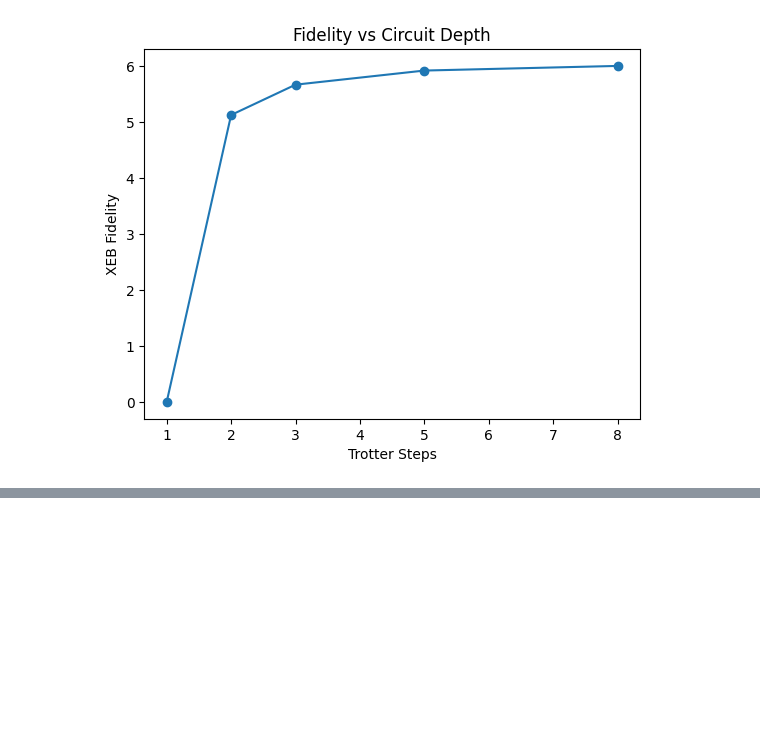
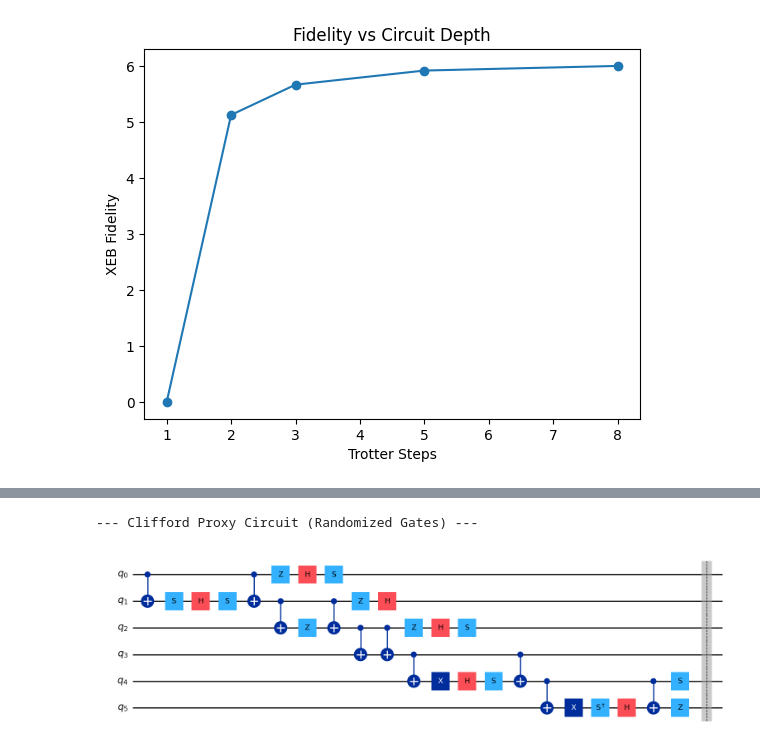
Before and after one commit to mukedon/python_and_projects, a Jupyter notebook: 1_test.ipynb, the cells around one changed output, grey strips where cells are left out. Saved outputs shown, nothing was run; the diff lists cells and outputs as text; code cells hidden in the pictures; blank space fills up the shorter version.

```diff
--- a/1_test.ipynb
+++ b/1_test.ipynb
@@ -446,3 +491,36 @@ def build_trotter_ising(n_qubits, J, h, total_time, trotter_steps):
+# %%
+def cliffordize_circuit(qc):
+    # Create a new circuit with the same registers
+    proxy = QuantumCircuit(*qc.qregs)
+
+    for instr in qc.data:
+        op = instr.operation
+        qubits = instr.qubits
+
+        # 1. PRESERVE Entanglement (2-qubit gates)
+        if len(qubits) == 2:
+            proxy.append(op, qubits)
+
+        # 2. RANDOMIZE Single-qubit gates
+        elif len(qubits) == 1:
+            # Replace the physics rotation with a random Clifford
+            # This turns the "hard" physics circuit into a "easy" random benchmark
+            rc = random_clifford(1).to_circuit()
+            proxy.compose(rc, qubits=qubits, inplace=True)
+
+        # 3. Preserve Barriers/Measure
+        else:
+            proxy.append(op, qubits)
+
+    return proxy
+
+# Generate and Draw
+proxy_circ = cliffordize_circuit(target_circ)
+print("--- Clifford Proxy Circuit (Randomized Gates) ---")
+proxy_circ.draw('mpl', style='iqp', fold=-1)
+# %% [output]
+--- Clifford Proxy Circuit (Randomized Gates) ---
+[figure, added]
 # %%
 def cliffordize_circuit(qc, num_proxies=5):
     """
```
Also changed, not shown: parts of 11 cells of this notebook.
